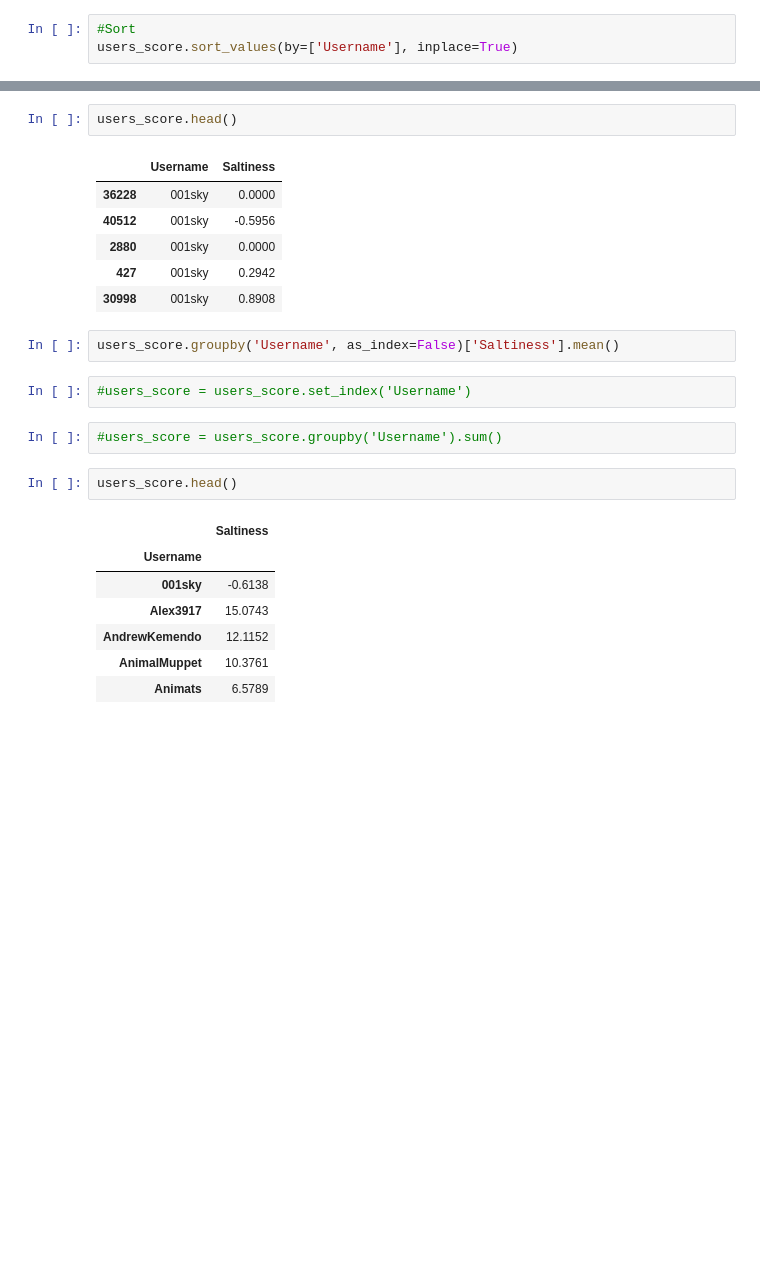
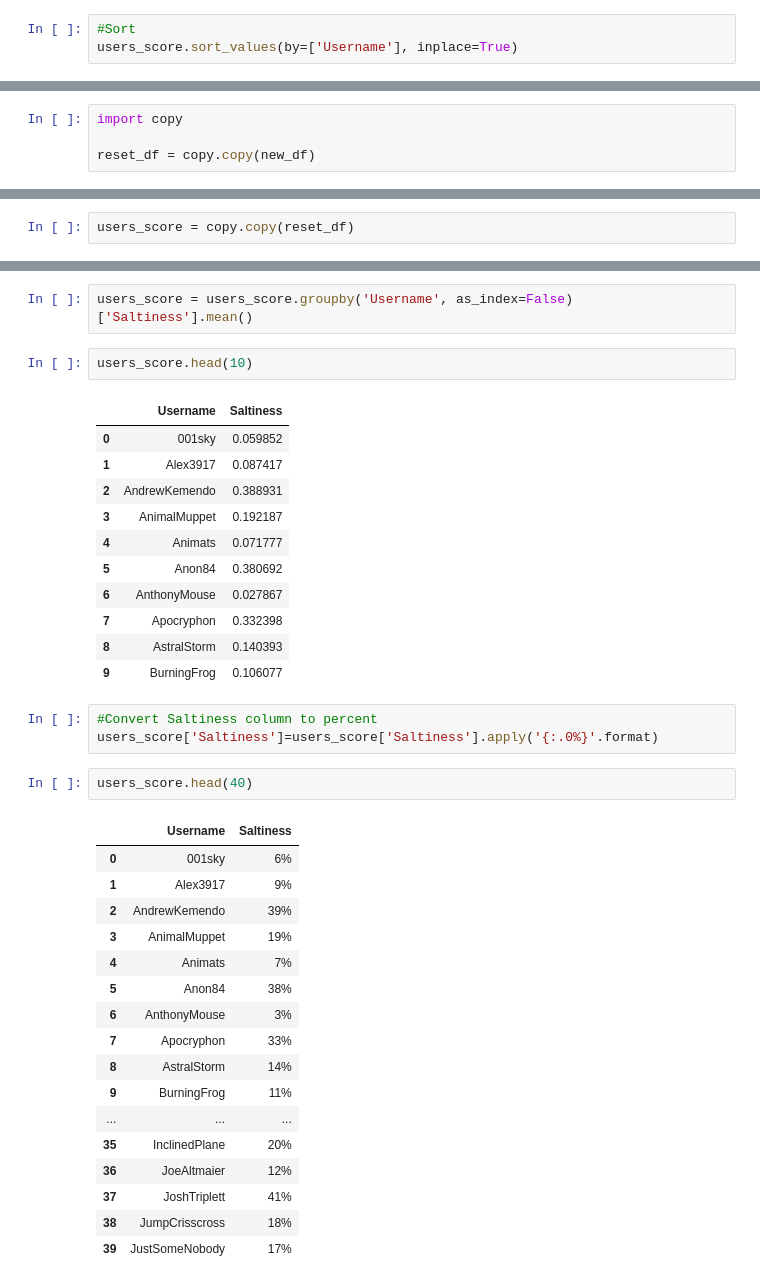
Before and after one commit to Build-Week-SaltiestHackerNewsTrolls2/ds, a Jupyter notebook: model/User_Total_Salt_Scores.ipynb, the cells around one changed output, grey strips where cells are left out. Saved outputs shown, nothing was run; the diff lists cells and outputs as text; blank space fills up the shorter version.

Commit message:
User total saltiness dataframe is complete.
Dataframe is finalized for Saltiness score by usernames. Need to work on connecting df to Postgres.

```diff
--- a/model/User_Total_Salt_Scores.ipynb
+++ b/model/User_Total_Salt_Scores.ipynb
@@ -403,0 +375,4 @@ users_score.sort_values(by=['Username'], inplace=True)
+# %%
+import copy
+
+reset_df = copy.copy(new_df)
@@ -404,3 +388,5 @@ users_score.sort_values(by=['Username'], inplace=True)
+# %%
+users_score = copy.copy(reset_df)
 # %%
 #Drop comment column, and groupby username
 users_score.drop(columns=['Comment'], inplace=True)
@@ -415,25 +401,39 @@ users_score.head()
+# %%
+users_score = users_score.groupby('Username', as_index=False)['Saltiness'].mean()
 # %%
-users_score.head()
+users_score.head(10)
 # %% [output]
 |  | Username | Saltiness |
-| 36228 | 001sky | 0.0000 |
-| 40512 | 001sky | -0.5956 |
-| 2880 | 001sky | 0.0000 |
-| 427 | 001sky | 0.2942 |
-| 30998 | 001sky | 0.8908 |
+| 0 | 001sky | 0.059852 |
+| 1 | Alex3917 | 0.087417 |
+| 2 | AndrewKemendo | 0.388931 |
+| 3 | AnimalMuppet | 0.192187 |
+| 4 | Animats | 0.071777 |
+| 5 | Anon84 | 0.380692 |
+| 6 | AnthonyMouse | 0.027867 |
+| 7 | Apocryphon | 0.332398 |
+| 8 | AstralStorm | 0.140393 |
+| 9 | BurningFrog | 0.106077 |
-# %%
-users_score.groupby('Username', as_index=False)['Saltiness'].mean()
-# %%
-#users_score = users_score.set_index('Username')
-# %%
-#users_score = users_score.groupby('Username').sum()
+# %%
+#Convert Saltiness column to percent
+users_score['Saltiness']=users_score['Saltiness'].apply('{:.0%}'.format)
 # %%
-users_score.head()
+users_score.head(40)
 # %% [output]
-|  | Saltiness |
-| Username |  |
-| 001sky | -0.6138 |
-| Alex3917 | 15.0743 |
-| AndrewKemendo | 12.1152 |
-| AnimalMuppet | 10.3761 |
-| Animats | 6.5789 |
+|  | Username | Saltiness |
+| 0 | 001sky | 6% |
+| 1 | Alex3917 | 9% |
+| 2 | AndrewKemendo | 39% |
+| 3 | AnimalMuppet | 19% |
+| 4 | Animats | 7% |
+| 5 | Anon84 | 38% |
+| 6 | AnthonyMouse | 3% |
+| 7 | Apocryphon | 33% |
+| 8 | AstralStorm | 14% |
+| 9 | BurningFrog | 11% |
+| ... | ... | ... |
+| 35 | InclinedPlane | 20% |
+| 36 | JoeAltmaier | 12% |
+| 37 | JoshTriplett | 41% |
+| 38 | JumpCrisscross | 18% |
+| 39 | JustSomeNobody | 17% |
```
Also changed, not shown: parts of 29 cells of this notebook.
